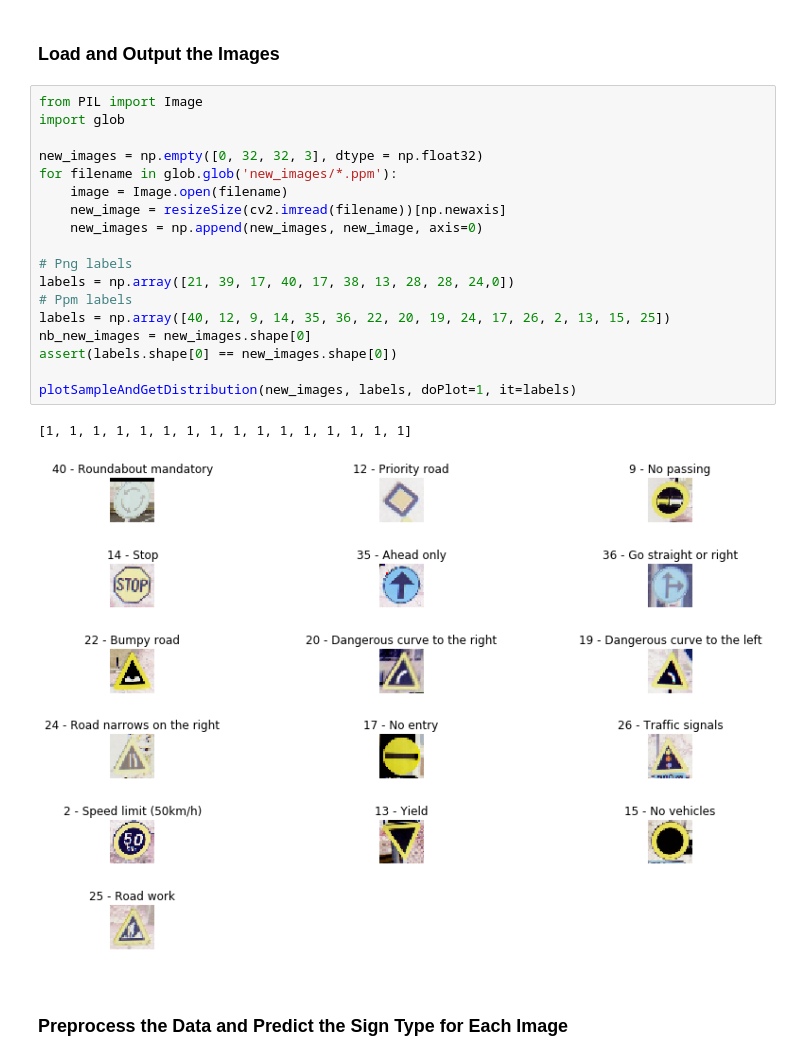
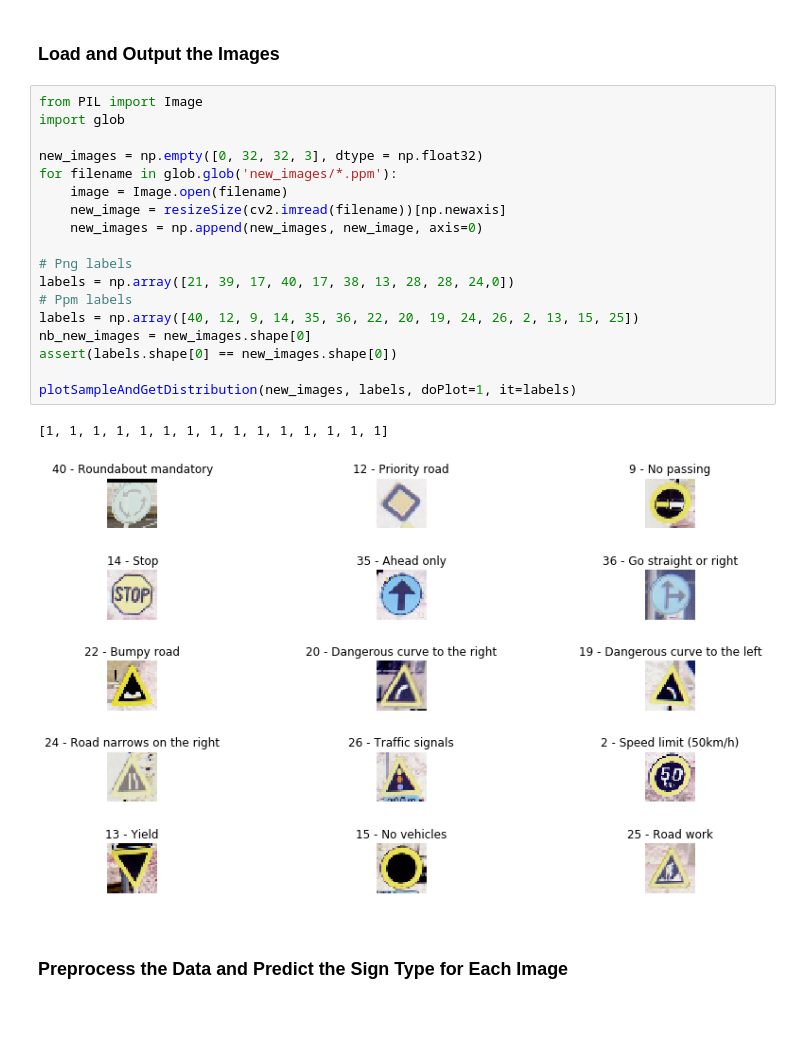
Before and after one commit to Labonneguigue/CarND-Traffic-Sign-Classifier-Project, a Jupyter notebook: Traffic_Sign_Classifier.ipynb, the cells around one changed output. Cells and saved outputs as stored; diff of their text form; blank space fills up the shorter version.

```diff
--- a/Traffic_Sign_Classifier.ipynb
+++ b/Traffic_Sign_Classifier.ipynb
@@ -868,24 +865,24 @@ I got these images from https://github.com/navoshta. Thanks a lot by the way !
 # %%
 from PIL import Image
 import glob
 
 new_images = np.empty([0, 32, 32, 3], dtype = np.float32)
 for filename in glob.glob('new_images/*.ppm'):
     image = Image.open(filename)
     new_image = resizeSize(cv2.imread(filename))[np.newaxis]
     new_images = np.append(new_images, new_image, axis=0)
 
 # Png labels
 labels = np.array([21, 39, 17, 40, 17, 38, 13, 28, 28, 24,0])
 # Ppm labels
-labels = np.array([40, 12, 9, 14, 35, 36, 22, 20, 19, 24, 17, 26, 2, 13, 15, 25])
+labels = np.array([40, 12, 9, 14, 35, 36, 22, 20, 19, 24, 26, 2, 13, 15, 25])
 nb_new_images = new_images.shape[0]
 assert(labels.shape[0] == new_images.shape[0])
 
 plotSampleAndGetDistribution(new_images, labels, doPlot=1, it=labels)
 # %% [output]
-[1, 1, 1, 1, 1, 1, 1, 1, 1, 1, 1, 1, 1, 1, 1, 1]
+[1, 1, 1, 1, 1, 1, 1, 1, 1, 1, 1, 1, 1, 1, 1]
-[figure, old version]
+[figure, new version]
 # %% [markdown]
 ### Preprocess the Data and Predict the Sign Type for Each Image
 # %%
```
Also changed, not shown: parts of 4 cells of this notebook, 9 other files.
